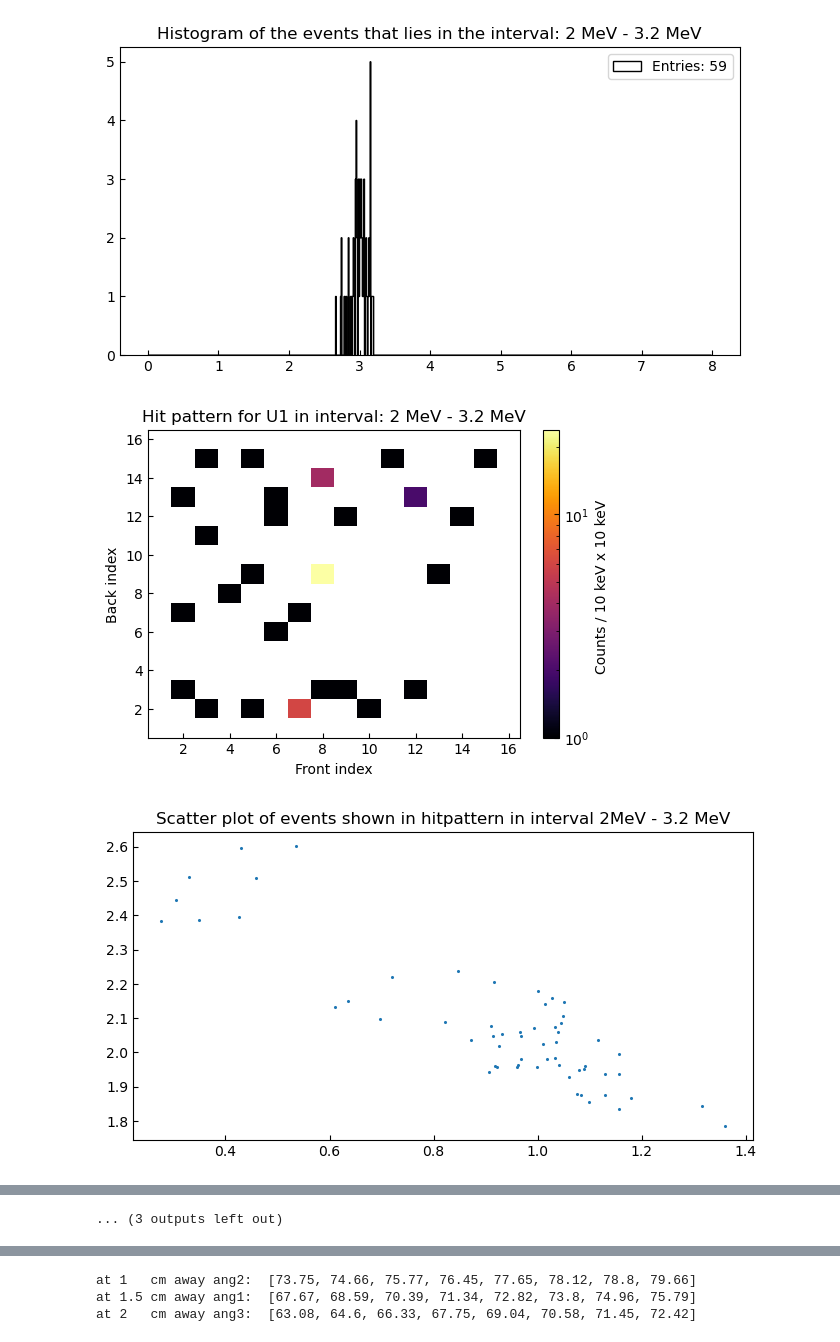
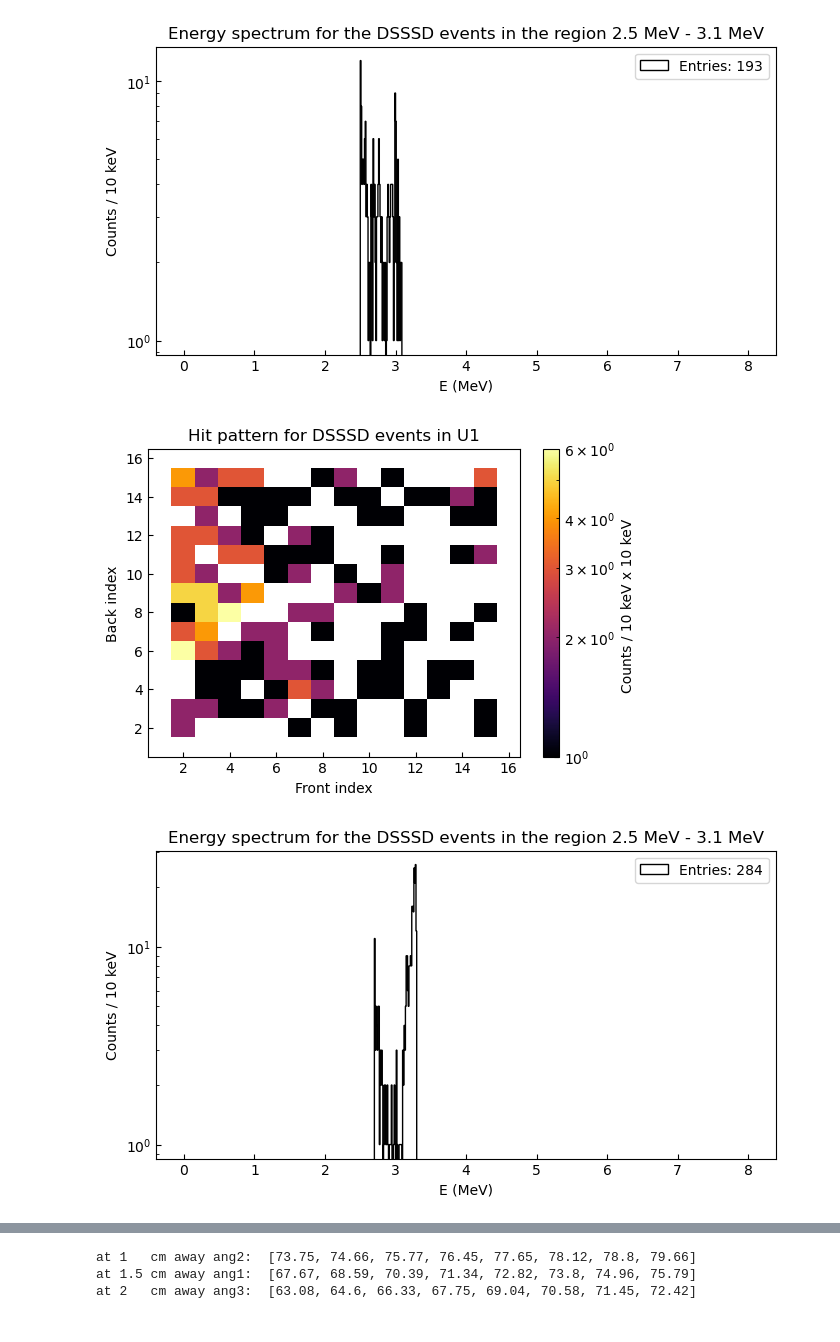
Before and after one commit to phaue/Masters, a Jupyter notebook: analysis/python/dataquality/Al_size_est.ipynb, the cells around one changed output, grey strips where cells are left out. Saved outputs shown, nothing was run; the diff lists cells and outputs as text; code cells hidden in the pictures.

```diff
--- a/analysis/python/dataquality/Al_size_est.ipynb
+++ b/analysis/python/dataquality/Al_size_est.ipynb
@@ -131,14 +135,19 @@ plt.rcParams["ytick.direction"] = "in"
 
 ### Banana plots to get an idea of the amount of events above the banana
 ## An idea of the size of the anomalous events
-for i in range(3):
+for i in range(4):
     plt.figure(figsize=(8,4))
     det = f"id{i}"
-    plt.hist2d(data_collection[iso][det]["bEdep"], data_collection[iso][det]["fEdep"], bins=(np.arange(0, 8, 0.01), np.arange(0, 5.1, 0.01)),
+    if i!=3:
+        plt.hist2d(data_collection[iso][det]["bEdep"], data_collection[iso][det]["fEdep"], bins=(np.arange(0, 8, 0.01), np.arange(0, 5.1, 0.01)),
                    cmap=plt.cm.inferno, norm=mpl.colors.LogNorm(vmin=1, vmax=750), rasterized=True)
+        plt.plot([], [], label=f"Above banana events {above_events[i]}")
+    else:
+        plt.hist2d(data_collection[iso][det]["bEdep"], data_collection[iso][det]["fEdep"], bins=(np.arange(0, 6, 0.01), np.arange(0, 7.5, 0.01)),
+                   cmap=plt.cm.inferno, norm=mpl.colors.LogNorm(vmin=1, vmax=750), rasterized=True)
+
     cbar = plt.colorbar()
     cbar.ax.set_ylabel(f"Counts / 10 keV x 10 keV ")
-    plt.plot([], [], label=f"Above banana events {above_events[i]}")
     plt.plot([], [], label=f"Banana events {in_events[i]}")
     plt.legend(loc='upper right')
     plt.xlabel("E (MeV)")
@@ -173,25 +406,26 @@ for i in range(3):
 # %%
-Eints = [(2,3.2),(3.2, 4),(4,5),(5,6),(7,10)]
-for j in Eints:
-    i = 0
-    k = [a+b for a,b,c,d in zip(above_fedep[i],above_bedep[i], above_fi[i], above_bi[i]) if j[1]>a+b>j[0]]# and d!=9 and c!=8]
+ls = [(2.5, 3.1), (2.7,3.3), (2.6,3.2)]
+for i in range(3):
+    det = f"id{i}"
+    #k = [a+b for a,b,c in zip(above_fedep[i],above_bedep[i], above_fi[i]) if c<7]
+    k = [a for a,b,c in zip(data_collection[iso][det]["Edep"],data_collection[iso][det]["FI"],data_collection[iso][det]["BI"]) if ls[i][0]<a<ls[i][1]]
+    f = [b-0.5 for a,b,c in zip(data_collection[iso][det]["Edep"],data_collection[iso][det]["FI"],data_collection[iso][det]["BI"]) if ls[i][0]<a<ls[i][1]]
+    b = [b-0.5 for a,b,c in zip(data_collection[iso][det]["Edep"],data_collection[iso][det]["BI"],data_collection[iso][det]["FI"]) if ls[i][0]<a<ls[i][1]]
+
     plt.figure(figsize=(8,4))
     plt.hist(k, bins=np.arange(0,8, 0.01), histtype='step', color='k', label=f"Entries: {len(k)}")
     plt.legend()
-    plt.title(f"Histogram of the events that lies in the interval: {j[0]} MeV - {j[1]} MeV")
+    plt.xlabel("E (MeV)")
+    plt.ylabel("Counts / 10 keV")
+    plt.yscale('log')
+    plt.title("Energy spectrum for the DSSSD events in the region 2.5 MeV - 3.1 MeV")
     plt.figure(figsize=(6,4))
-    f = [c-0.5 for a,b,c,d in zip(above_fedep[i],above_bedep[i], above_fi[i], above_bi[i]) if j[1]>a+b>j[0]]# and d!=9 and c!=8]
-    b = [d-0.5 for a,b,c,d in zip(above_fedep[i],above_bedep[i], above_fi[i], above_bi[i]) if j[1]>a+b>j[0]]# and d!=9 and c!=8]
     plt.hist2d(f, b, bins=(np.arange(0.5, 17.5, 1), np.arange(0.5,17.5,1)),
                 cmap=plt.cm.inferno, norm=mpl.colors.LogNorm(), rasterized=True)
-    plt.title(f"Hit pattern for U{i+1} in interval: {j[0]} MeV - {j[1]} MeV")
+    plt.title(f"Hit pattern for DSSSD events in U{i+1}")
     cbar = plt.colorbar()
     cbar.ax.set_ylabel(f"Counts / 10 keV x 10 keV ")
     plt.xlabel('Front index')
     plt.ylabel('Back index')
-    plt.figure(figsize=(8,4))
-    g = [b for a,b,c,d in zip(above_fedep[i],above_bedep[i], above_fi[i], above_bi[i]) if j[1]>a+b>j[0]]# and d!=9 and c!=8]
-    h = [a for a,b,c,d in zip(above_fedep[i],above_bedep[i], above_fi[i], above_bi[i]) if j[1]>a+b>j[0]]# and d!=9 and c!=8]
-    plt.scatter(g, h, s=1.5)
-    plt.title(f"Scatter plot of events shown in hitpattern in interval {j[0]}MeV - {j[1]} MeV")
+    print(len(f))
 # %% [output]
@@ -198,3 +435,3 @@ for j in Eints:
-[figure, old version]
+[figure, new version]
-[figure, old version]
+[figure, new version]
-[figure, old version]
+[figure, new version]
@@ -210 +440,0 @@ for j in Eints:
-... (3 outputs left out)
```
Also changed, not shown: parts of 19 cells of this notebook, 6 other files.
